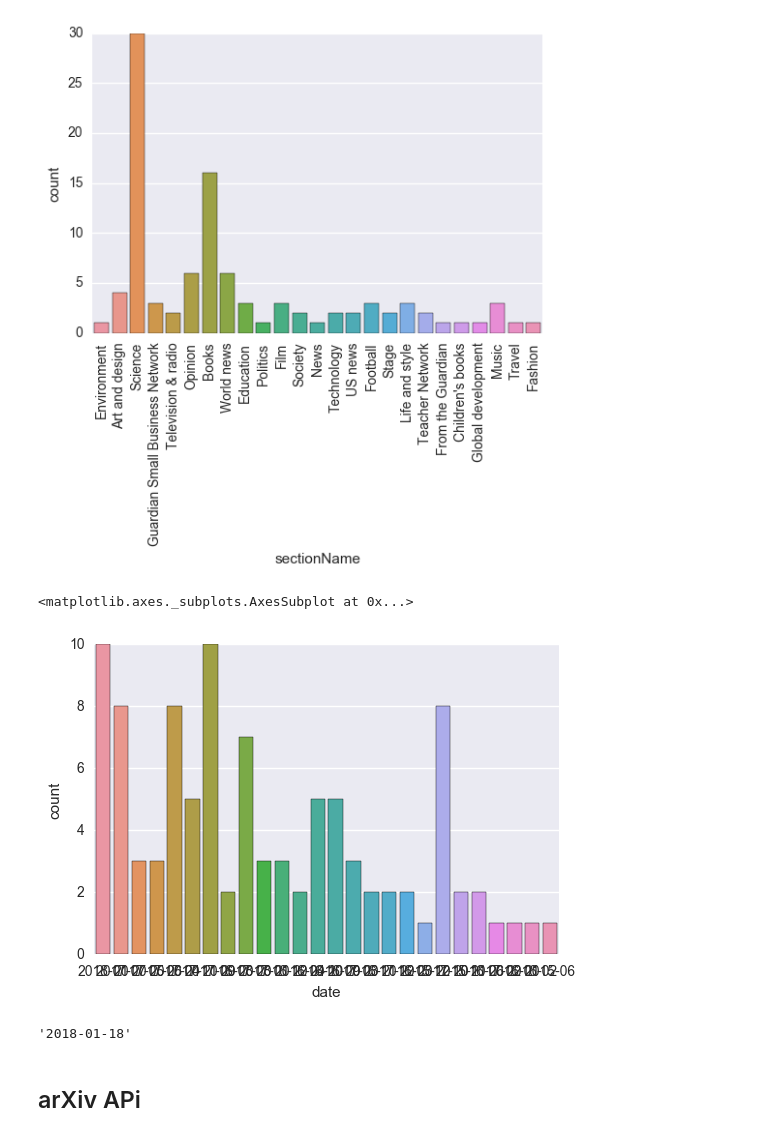
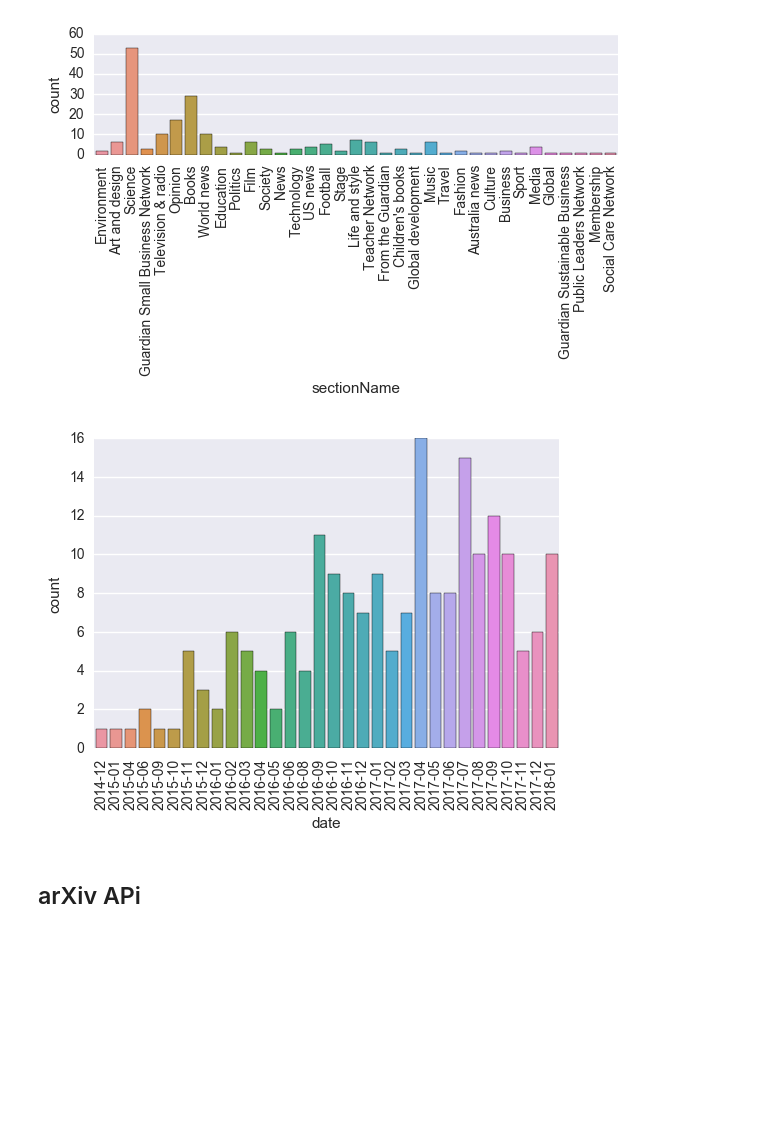
Before and after one commit to ThomPijnenburg/di-proposal, a Jupyter notebook: Analysis.ipynb, the cells around one changed output. Drawn from its saved outputs; the diff is of its cells as text; code cells hidden in the pictures; blank space fills up the shorter version.

```diff
--- a/Analysis.ipynb
+++ b/Analysis.ipynb
@@ -23,7 +23,7 @@ def get_api_call_for_section(query):
     API_KEY = config.get('GUARDIAN', 'API_KEY')
 
     # url_string = BASE_URL + 'search/v2/articlesearch.json?&fq=section_name:"' + section + '"&sort=newest&api-key=' + API_KEY
-    url_string = BASE_URL + 'search?q=' + query + '&page-size=100&show-fields=headline,body,shorturl&api-key=' + API_KEY
+    url_string = BASE_URL + 'search?q=' + query + '&page-size=200&show-fields=headline,body,shorturl&api-key=' + API_KEY
     return url_string
 # %%
 print('main code')
@@ -73,10 +73,10 @@ memory usage: 8.8+ KB
 # %%
 g = sns.countplot(search_results_df['sectionName'])
 plt.xticks(rotation=90)
-
+plt.tight_layout()
 plt.savefig('plots/plot1.png')
 # %% [output]
-[figure, old version]
+[figure, new version]
 # %%
 # format = lambda x: str(x).split('T')[0]
 def format(x):
@@ -84,16 +84,18 @@ def format(x):
     return split[0] + '-' + split[1]
 search_results_df['date'] = search_results_df['webPublicationDate'].map(format)
 search_results_df.head()
+
+search_results_df = search_results_df.sort_values('date', ascending=True)
+
+
+
 sns.countplot(search_results_df['date'])
+plt.xticks(rotation=90)
+
 
 plt.savefig('plots/plot2.png')
 # %% [output]
-<matplotlib.axes._subplots.AxesSubplot at 0x...>
-[figure, old version]
+[figure, new version]
-# %%
-'2018-01-18T06:12:29Z'.split('T')[0]
-# %% [output]
-'2018-01-18'
 # %% [markdown]
 ## arXiv APi
 # %%
```
Also changed, not shown: parts of 2 cells of this notebook, 3 other files.
